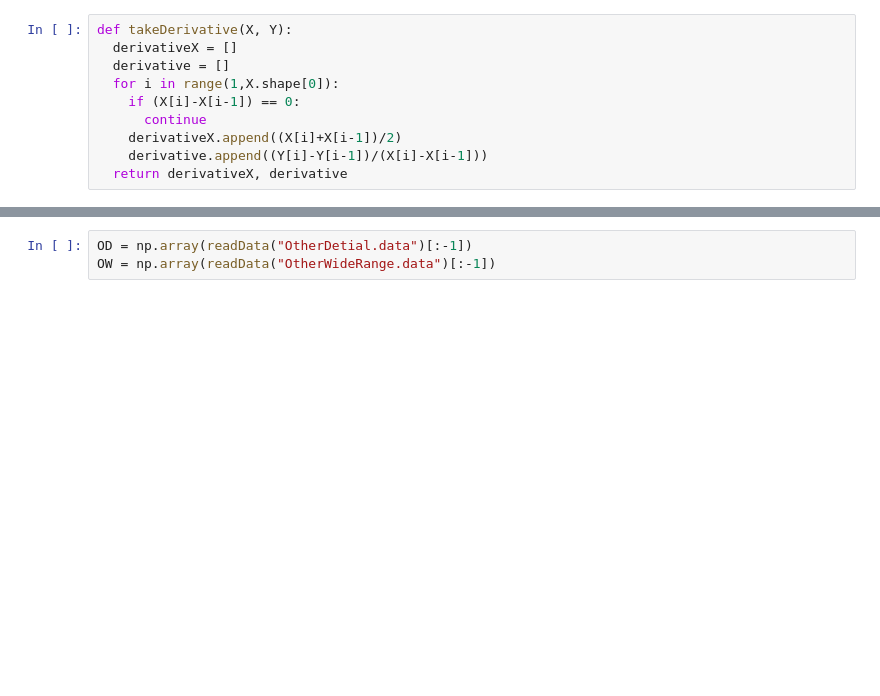
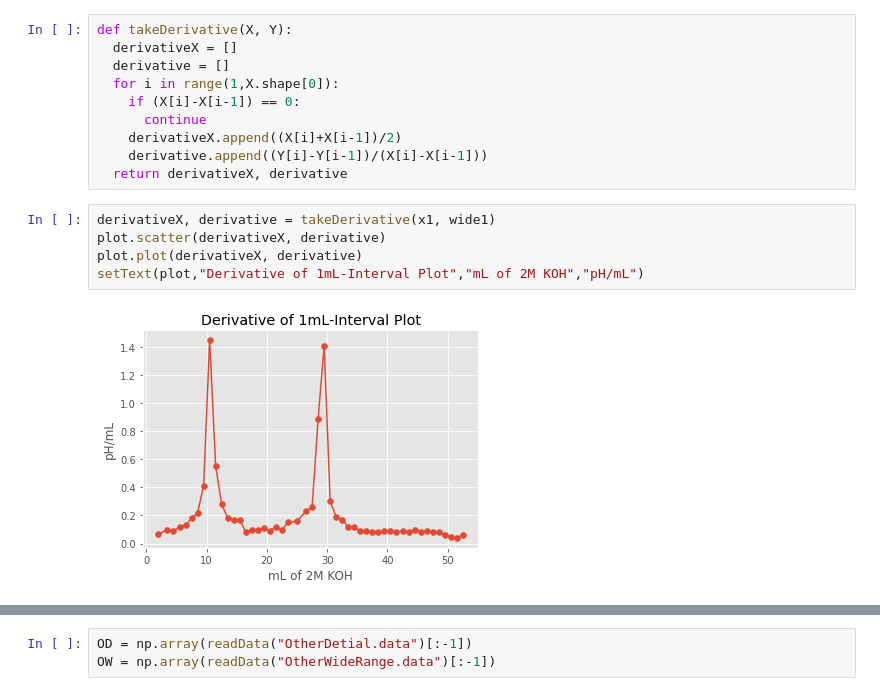
Before and after one commit to weathon/Lab-4-Python, a Jupyter notebook: Lab_4.ipynb, the cells around one changed output, grey strips where cells are left out. Saved outputs shown, nothing was run; the diff lists cells and outputs as text; blank space fills up the shorter version.

```diff
--- a/Lab_4.ipynb
+++ b/Lab_4.ipynb
@@ -79,4 +79,11 @@ def takeDerivative(X, Y):
     derivativeX.append((X[i]+X[i-1])/2)
     derivative.append((Y[i]-Y[i-1])/(X[i]-X[i-1]))
   return derivativeX, derivative
+# %%
+derivativeX, derivative = takeDerivative(x1, wide1)
+plot.scatter(derivativeX, derivative)
+plot.plot(derivativeX, derivative)
+setText(plot,"Derivative of 1mL-Interval Plot","mL of 2M KOH","pH/mL")
+# %% [output]
+[figure, added]
 # %%
```
Also changed, not shown: parts of 2 cells of this notebook.
